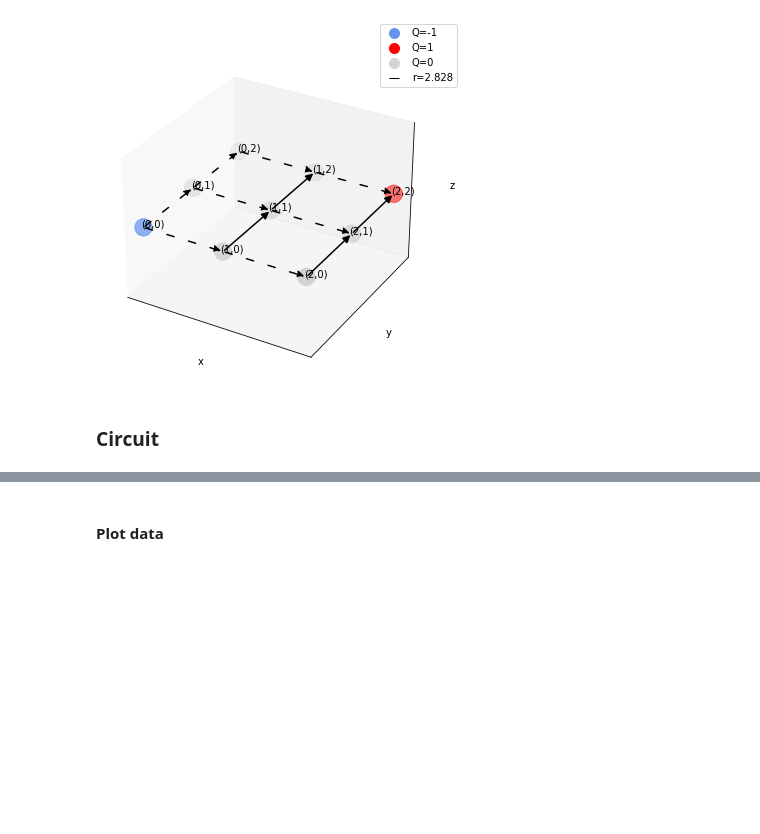
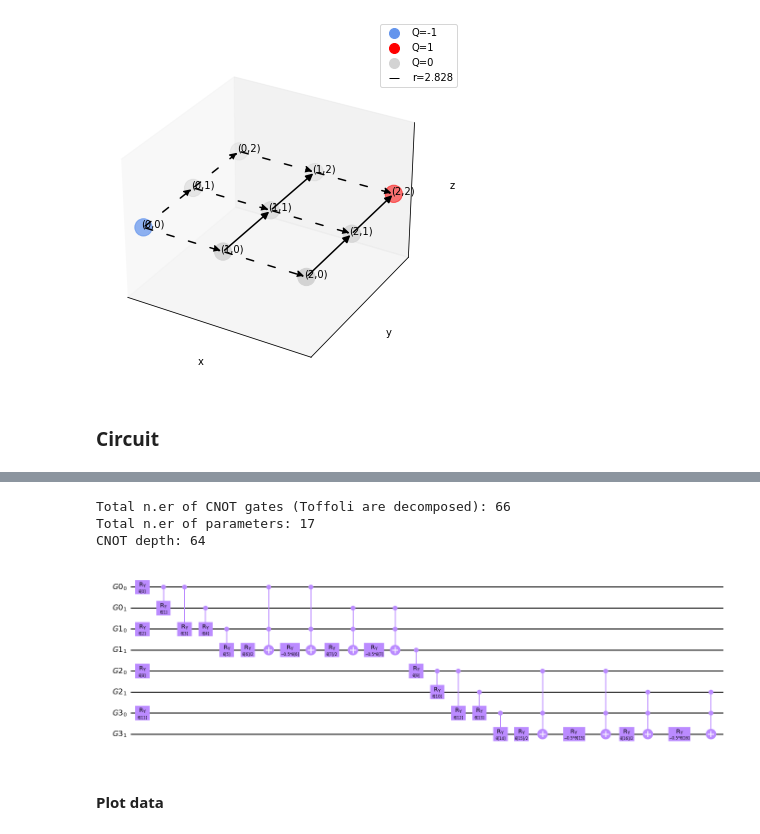
Before and after one commit to ariannacrippa/QC_lattice_H, a Jupyter notebook: notebooks/Qedma/step_scaling_noise.ipynb, the cells around one changed output, grey strips where cells are left out. Cells and saved outputs as stored; diff of their text form; code cells hidden in the pictures; blank space fills up the shorter version.

```diff
--- a/notebooks/Qedma/step_scaling_noise.ipynb
+++ b/notebooks/Qedma/step_scaling_noise.ipynb
@@ -198,3 +208,66 @@ CNOT depth: 168
+# %%
+#XXX 3x3 OBC mutual info circuit
+from qiskit.circuit import Parameter
+
+#circuit with ngauge quantum registers
+qregisters=[]
+for i in range(ansatz_class.ngauge):
+
+    qregisters.append(QuantumRegister(ansatz_class.n_qubits,name=f'G{i}'))
+qc_tot2 = QuantumCircuit(*qregisters)
+
+th_gauge=0
+#U10y
+qc_tot2.compose(ansatz_class.gray_code_lim(theta=th_gauge,layers=nlayers)[0],list(range(ansatz_class.n_qubits)),inplace=True)
+th_gauge=int(''.join(list(filter(str.isdigit, str(ansatz_class.gray_code_lim(theta=th_gauge,layers=nlayers)[1][-1])))))+1
+
+#U21y
+qc_tot2.ry(Parameter(f"θ[{th_gauge}]"),2)
+th_gauge+=1
+for n in range(ansatz_class.n_qubits-1):
+    for j in [0,1]:
+        qc_tot2.cry(Parameter(f"θ[{th_gauge}]"),j+n,ansatz_class.n_qubits+n)
+        th_gauge+=1
+qc_tot2.cry(Parameter(f"θ[{th_gauge}]"),2,3)
+th_gauge+=1
+for i in [0,1]:
+    qc_tot2.mcry(Parameter(f"θ[{th_gauge}]"),[i,2],3)
+    th_gauge+=1
+#qc_tot2.barrier()
+
+qc_tot2.ry(Parameter(f"θ[{th_gauge}]"),4)
+th_gauge+=1
+
+qc_tot2.cry(Parameter(f"θ[{th_gauge}]"),3,4)
+th_gauge+=1
+
+qc_tot2.cry(Parameter(f"θ[{th_gauge}]"),4,5)
+th_gauge+=1
+
+qc_tot2.ry(Parameter(f"θ[{th_gauge}]"),ansatz_class.ngauge*ansatz_class.n_qubits-2)
+th_gauge+=1
+for n in range(ansatz_class.n_qubits-1):
+    for j in [4,5]:
+        qc_tot2.cry(Parameter(f"θ[{th_gauge}]"),j+n,ansatz_class.n_qubits*(ngauge-1)+n)
+        th_gauge+=1
+qc_tot2.cry(Parameter(f"θ[{th_gauge}]"),6,7)
+th_gauge+=1
+for i in [4,5]:
+    qc_tot2.mcry(Parameter(f"θ[{th_gauge}]"),[i,6],7)
+    th_gauge+=1
+
+first_layer_par=[0,2,8,11] #XXX for initial vacuum state
+
+print('Total n.er of CNOT gates (Toffoli are decomposed):',dict(qc_tot2.decompose().count_ops())['cx'])
+print('Total n.er of parameters:',qc_tot2.num_parameters)
+depth = qc_tot2.decompose().depth(lambda x: x[0].num_qubits == 2)
+print("CNOT depth:",depth)
+qc_tot2.draw('mpl',fold=50,style='clifford')
+# %% [output]
+Total n.er of CNOT gates (Toffoli are decomposed): 66
+Total n.er of parameters: 17
+CNOT depth: 64
+[figure, added]
 # %% [markdown]
 #### Plot data
 # %%
```
Also changed, not shown: parts of 8 cells of this notebook.
